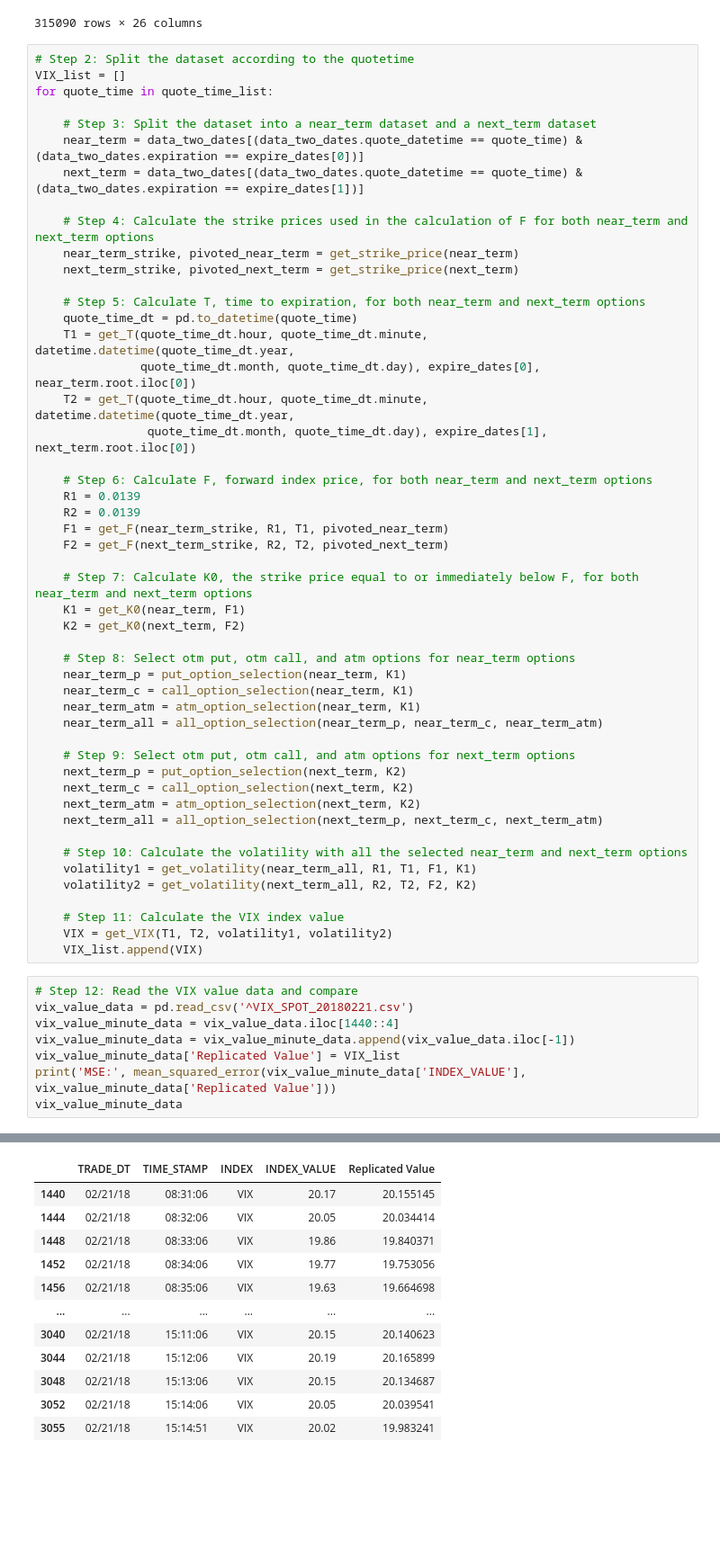
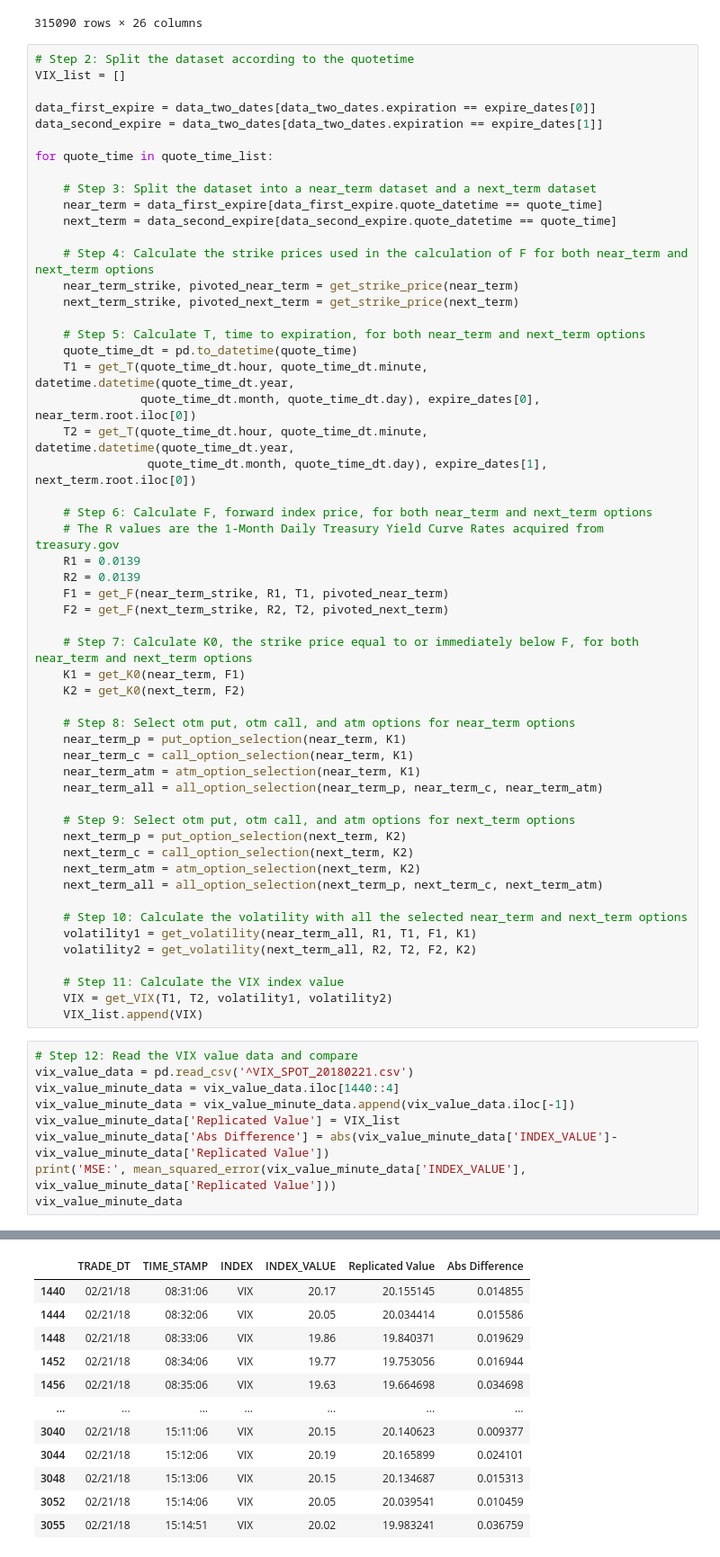
Before and after one commit to maxwkw/VIX-Project, a Jupyter notebook: Intraday Replication.ipynb, the cells around one changed output, grey strips where cells are left out. Shown at 90% size. Drawn from its saved outputs; the diff is of its cells as text; blank space fills up the shorter version.

```diff
--- a/Intraday Replication.ipynb
+++ b/Intraday Replication.ipynb
@@ -273,11 +312,15 @@ data_two_dates
 # %%
 # Step 2: Split the dataset according to the quotetime
 VIX_list = []
+
+data_first_expire = data_two_dates[data_two_dates.expiration == expire_dates[0]]
+data_second_expire = data_two_dates[data_two_dates.expiration == expire_dates[1]]
+
 for quote_time in quote_time_list:
 
     # Step 3: Split the dataset into a near_term dataset and a next_term dataset
-    near_term = data_two_dates[(data_two_dates.quote_datetime == quote_time) & (data_two_dates.expiration == expire_dates[0])]
-    next_term = data_two_dates[(data_two_dates.quote_datetime == quote_time) & (data_two_dates.expiration == expire_dates[1])]
+    near_term = data_first_expire[data_first_expire.quote_datetime == quote_time]
+    next_term = data_second_expire[data_second_expire.quote_datetime == quote_time]
 
     # Step 4: Calculate the strike prices used in the calculation of F for both near_term and next_term options
     near_term_strike, pivoted_near_term = get_strike_price(near_term)
@@ -291,6 +334,7 @@ for quote_time in quote_time_list:
                 quote_time_dt.month, quote_time_dt.day), expire_dates[1], next_term.root.iloc[0])
 
     # Step 6: Calculate F, forward index price, for both near_term and next_term options
+    # The R values are the 1-Month Daily Treasury Yield Curve Rates acquired from treasury.gov
     R1 = 0.0139
     R2 = 0.0139
     F1 = get_F(near_term_strike, R1, T1, pivoted_near_term)
@@ -322,22 +366,23 @@ for quote_time in quote_time_list:
 # %%
 # Step 12: Read the VIX value data and compare
 vix_value_data = pd.read_csv('^VIX_SPOT_20180221.csv')
 vix_value_minute_data = vix_value_data.iloc[1440::4]
 vix_value_minute_data = vix_value_minute_data.append(vix_value_data.iloc[-1])
 vix_value_minute_data['Replicated Value'] = VIX_list
+vix_value_minute_data['Abs Difference'] = abs(vix_value_minute_data['INDEX_VALUE']-vix_value_minute_data['Replicated Value'])
 print('MSE:', mean_squared_error(vix_value_minute_data['INDEX_VALUE'], vix_value_minute_data['Replicated Value']))
 vix_value_minute_data
 # %% [output]
 MSE: 0.013464380607758973
-|  | TRADE_DT | TIME_STAMP | INDEX | INDEX_VALUE | Replicated Value |
-| 1440 | 02/21/18 | 08:31:06 | VIX | 20.17 | 20.155145 |
-| 1444 | 02/21/18 | 08:32:06 | VIX | 20.05 | 20.034414 |
-| 1448 | 02/21/18 | 08:33:06 | VIX | 19.86 | 19.840371 |
-| 1452 | 02/21/18 | 08:34:06 | VIX | 19.77 | 19.753056 |
-| 1456 | 02/21/18 | 08:35:06 | VIX | 19.63 | 19.664698 |
-| ... | ... | ... | ... | ... | ... |
-| 3040 | 02/21/18 | 15:11:06 | VIX | 20.15 | 20.140623 |
-| 3044 | 02/21/18 | 15:12:06 | VIX | 20.19 | 20.165899 |
-| 3048 | 02/21/18 | 15:13:06 | VIX | 20.15 | 20.134687 |
-| 3052 | 02/21/18 | 15:14:06 | VIX | 20.05 | 20.039541 |
-| 3055 | 02/21/18 | 15:14:51 | VIX | 20.02 | 19.983241 |
+|  | TRADE_DT | TIME_STAMP | INDEX | INDEX_VALUE | Replicated Value | Abs Difference |
+| 1440 | 02/21/18 | 08:31:06 | VIX | 20.17 | 20.155145 | 0.014855 |
+| 1444 | 02/21/18 | 08:32:06 | VIX | 20.05 | 20.034414 | 0.015586 |
+| 1448 | 02/21/18 | 08:33:06 | VIX | 19.86 | 19.840371 | 0.019629 |
+| 1452 | 02/21/18 | 08:34:06 | VIX | 19.77 | 19.753056 | 0.016944 |
+| 1456 | 02/21/18 | 08:35:06 | VIX | 19.63 | 19.664698 | 0.034698 |
+| ... | ... | ... | ... | ... | ... | ... |
+| 3040 | 02/21/18 | 15:11:06 | VIX | 20.15 | 20.140623 | 0.009377 |
+| 3044 | 02/21/18 | 15:12:06 | VIX | 20.19 | 20.165899 | 0.024101 |
+| 3048 | 02/21/18 | 15:13:06 | VIX | 20.15 | 20.134687 | 0.015313 |
+| 3052 | 02/21/18 | 15:14:06 | VIX | 20.05 | 20.039541 | 0.010459 |
+| 3055 | 02/21/18 | 15:14:51 | VIX | 20.02 | 19.983241 | 0.036759 |
```
Also changed, not shown: parts of 12 cells of this notebook, 3 other files.
